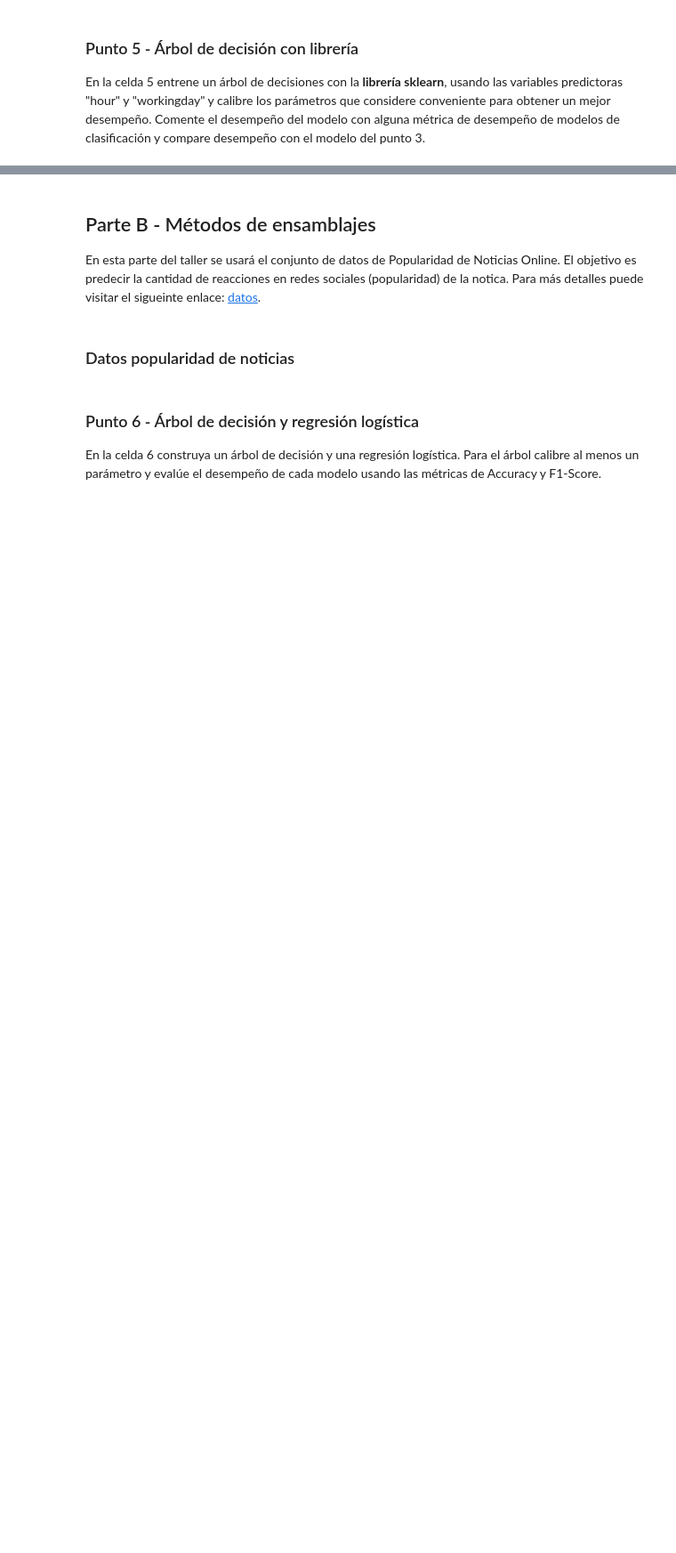
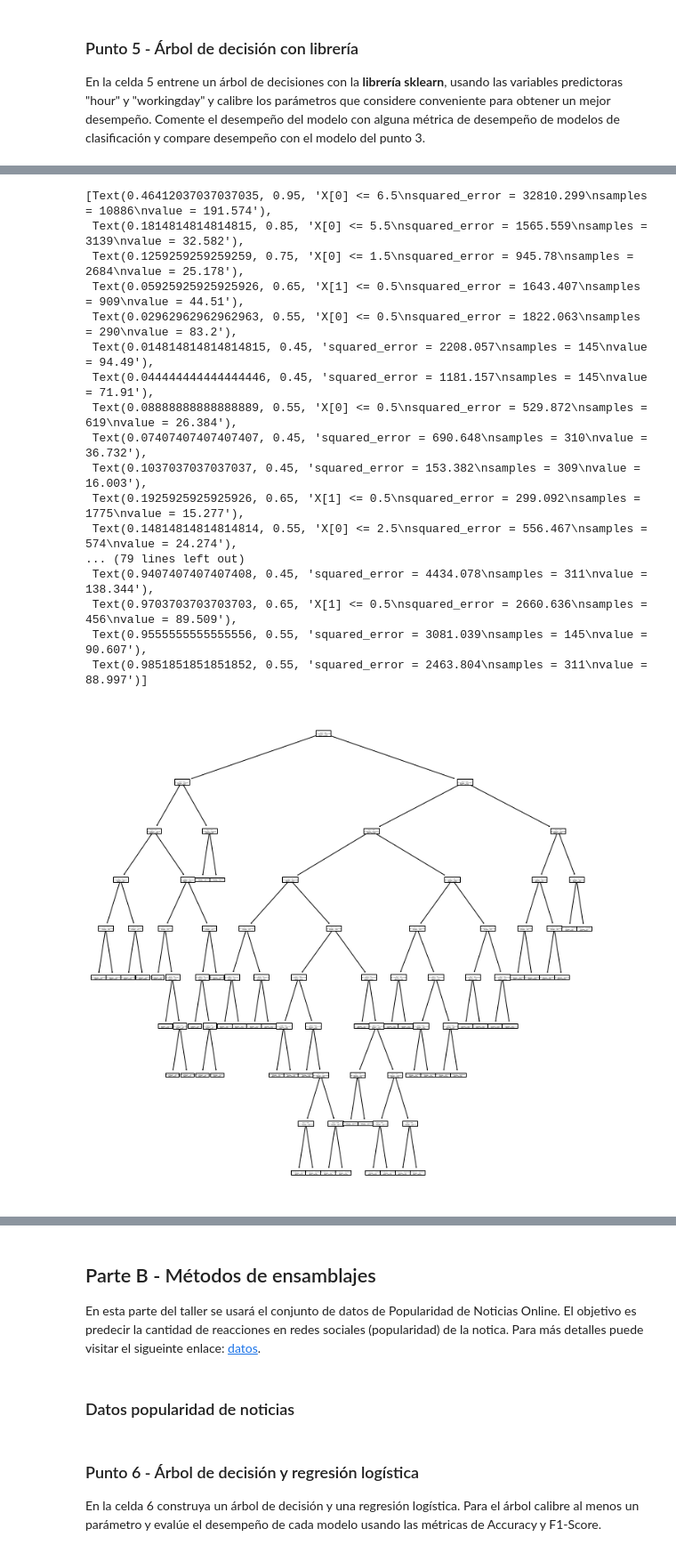
Before and after one commit to jboca-andes/MIAD_ML_and_NLP, a Jupyter notebook: Semana 1/S1TC1_arboles_ensamblajes.ipynb, the cells around one changed output, grey strips where cells are left out. Shown at 89% size. Cells and saved outputs as stored; diff of their text form; code cells hidden in the pictures; blank space fills up the shorter version.

```diff
--- a/Semana 1/S1TC1_arboles_ensamblajes.ipynb
+++ b/Semana 1/S1TC1_arboles_ensamblajes.ipynb
@@ -438,0 +352,24 @@ En la celda 5 entrene un árbol de decisiones con la **librería sklearn**, usan
+# %%
+clf = DecisionTreeRegressor(max_depth=20, random_state=1)
+clf.fit(X, Y)
+plt.figure(figsize=(12,12))
+tree.plot_tree(clf)
+# %% [output]
+[Text(0.46412037037037035, 0.95, 'X[0] <= 6.5\nsquared_error = 32810.299\nsamples = 10886\nvalue = 191.574'),
+ Text(0.1814814814814815, 0.85, 'X[0] <= 5.5\nsquared_error = 1565.559\nsamples = 3139\nvalue = 32.582'),
+ Text(0.1259259259259259, 0.75, 'X[0] <= 1.5\nsquared_error = 945.78\nsamples = 2684\nvalue = 25.178'),
+ Text(0.05925925925925926, 0.65, 'X[1] <= 0.5\nsquared_error = 1643.407\nsamples = 909\nvalue = 44.51'),
+ Text(0.02962962962962963, 0.55, 'X[0] <= 0.5\nsquared_error = 1822.063\nsamples = 290\nvalue = 83.2'),
+ Text(0.014814814814814815, 0.45, 'squared_error = 2208.057\nsamples = 145\nvalue = 94.49'),
+ Text(0.044444444444444446, 0.45, 'squared_error = 1181.157\nsamples = 145\nvalue = 71.91'),
+ Text(0.08888888888888889, 0.55, 'X[0] <= 0.5\nsquared_error = 529.872\nsamples = 619\nvalue = 26.384'),
+ Text(0.07407407407407407, 0.45, 'squared_error = 690.648\nsamples = 310\nvalue = 36.732'),
+ Text(0.1037037037037037, 0.45, 'squared_error = 153.382\nsamples = 309\nvalue = 16.003'),
+ Text(0.1925925925925926, 0.65, 'X[1] <= 0.5\nsquared_error = 299.092\nsamples = 1775\nvalue = 15.277'),
+ Text(0.14814814814814814, 0.55, 'X[0] <= 2.5\nsquared_error = 556.467\nsamples = 574\nvalue = 24.274'),
+... (79 lines left out)
+ Text(0.9407407407407408, 0.45, 'squared_error = 4434.078\nsamples = 311\nvalue = 138.344'),
+ Text(0.9703703703703703, 0.65, 'X[1] <= 0.5\nsquared_error = 2660.636\nsamples = 456\nvalue = 89.509'),
+ Text(0.9555555555555556, 0.55, 'squared_error = 3081.039\nsamples = 145\nvalue = 90.607'),
+ Text(0.9851851851851852, 0.55, 'squared_error = 2463.804\nsamples = 311\nvalue = 88.997')]
+[figure, added]
```
Also changed, not shown: parts of 19 cells of this notebook.
